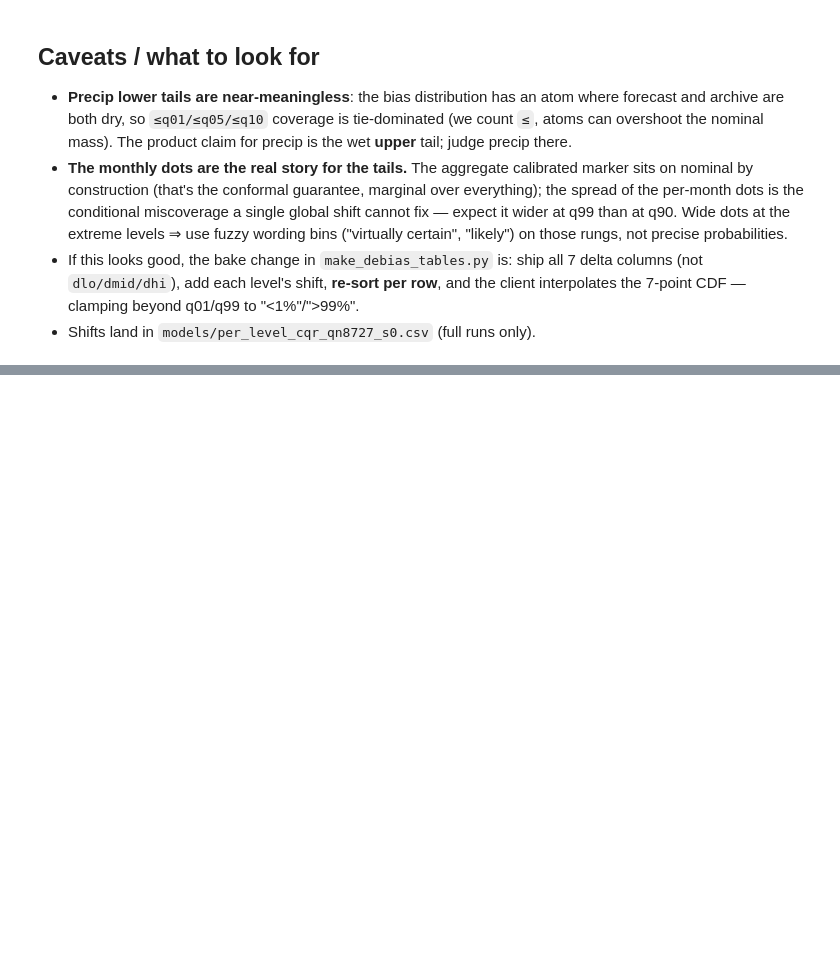
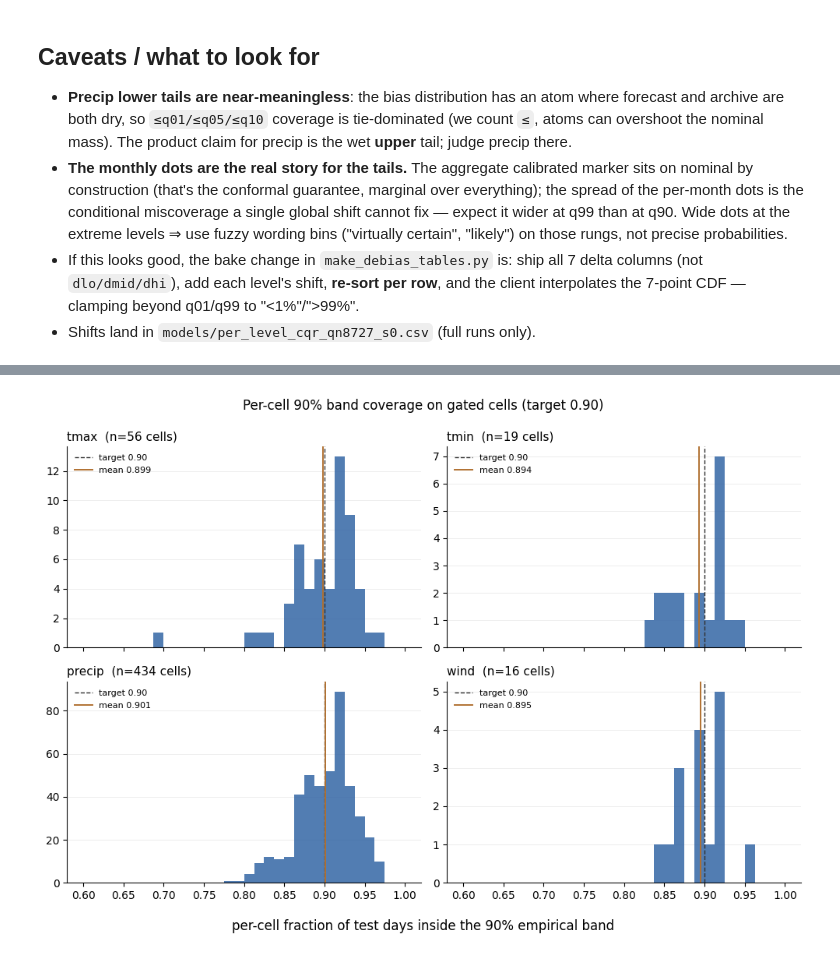
Before and after one commit to theitush/WeatherBaseline, a Jupyter notebook: scripts/bias_study/cqr_per_level_validity.ipynb, the cells around one changed output, grey strips where cells are left out. Saved outputs shown, nothing was run; the diff lists cells and outputs as text; code cells hidden in the pictures; blank space fills up the shorter version.

```diff
--- a/scripts/bias_study/cqr_per_level_validity.ipynb
+++ b/scripts/bias_study/cqr_per_level_validity.ipynb
@@ -473,0 +686,20 @@ smallest bin: n=0 — at the 1% claims a bin needs a few thousand rows before th
+# %%
+fig, axes = plt.subplots(2, 2, figsize=(10, 7), sharex=True)
+bins = np.linspace(0.6, 1.0, 33)
+for ax, name in zip(axes.flat, VAR_NAMES):
+    covers = gated_percell[gated_percell["var"] == name].cover90.to_numpy()
+    ax.hist(covers, bins=bins, color=CALIBRATED_COLOR, alpha=0.85)
+    ax.axvline(0.90, color="0.2", ls="--", lw=1, label="target 0.90")
+    ax.axvline(covers.mean(), color=RAW_COLOR, lw=1.4, label=f"mean {covers.mean():.3f}")
+    ax.set_title(f"{name}  (n={len(covers)} cells)", loc="left", fontsize=11)
+    ax.legend(frameon=False, fontsize=8)
+    ax.grid(axis="y", color="0.92", lw=0.6)
+    ax.set_axisbelow(True)
+    for side in ("top", "right"):
+        ax.spines[side].set_visible(False)
+fig.supxlabel("per-cell fraction of test days inside the 90% empirical band")
+fig.suptitle("Per-cell 90% band coverage on gated cells (target 0.90)", y=0.99)
+fig.tight_layout()
+plt.show()
+# %% [output]
+[figure, added]
```
Also changed, not shown: parts of 18 cells of this notebook, 1 other file.
